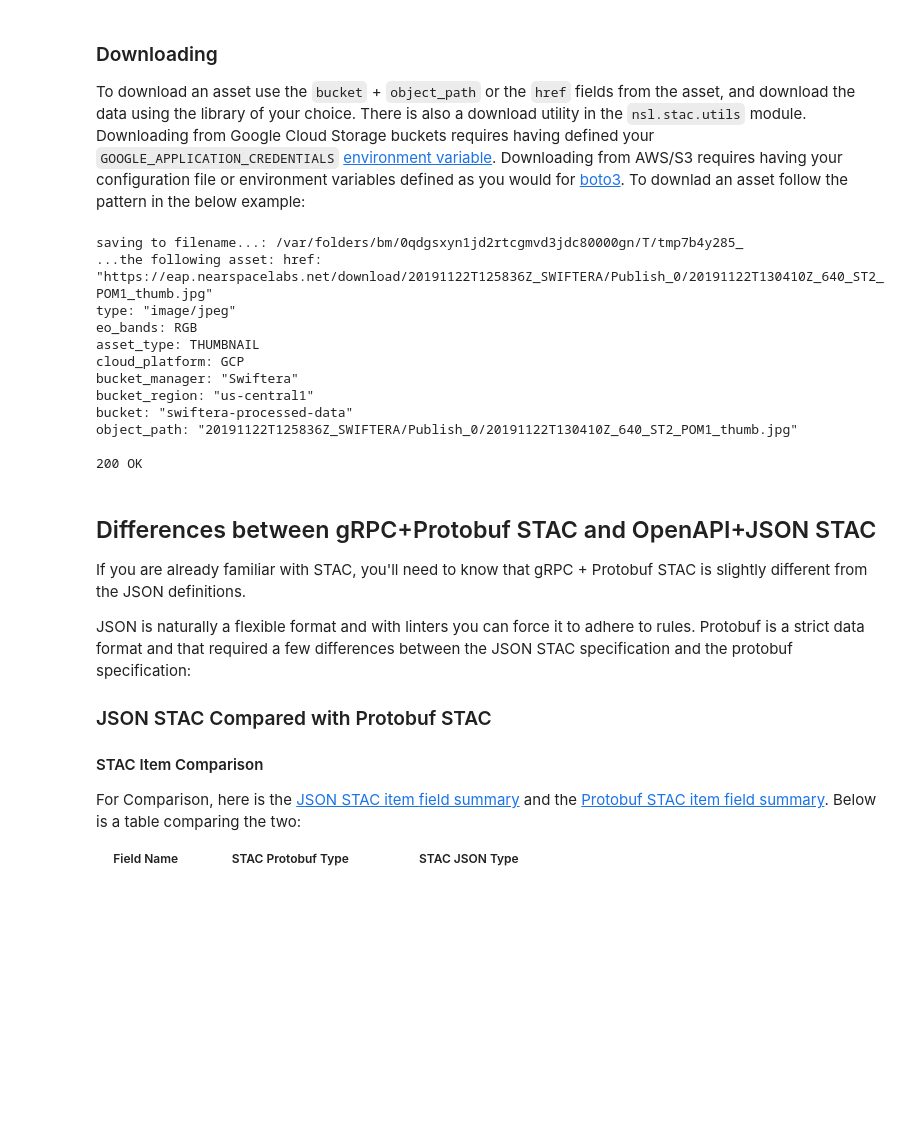
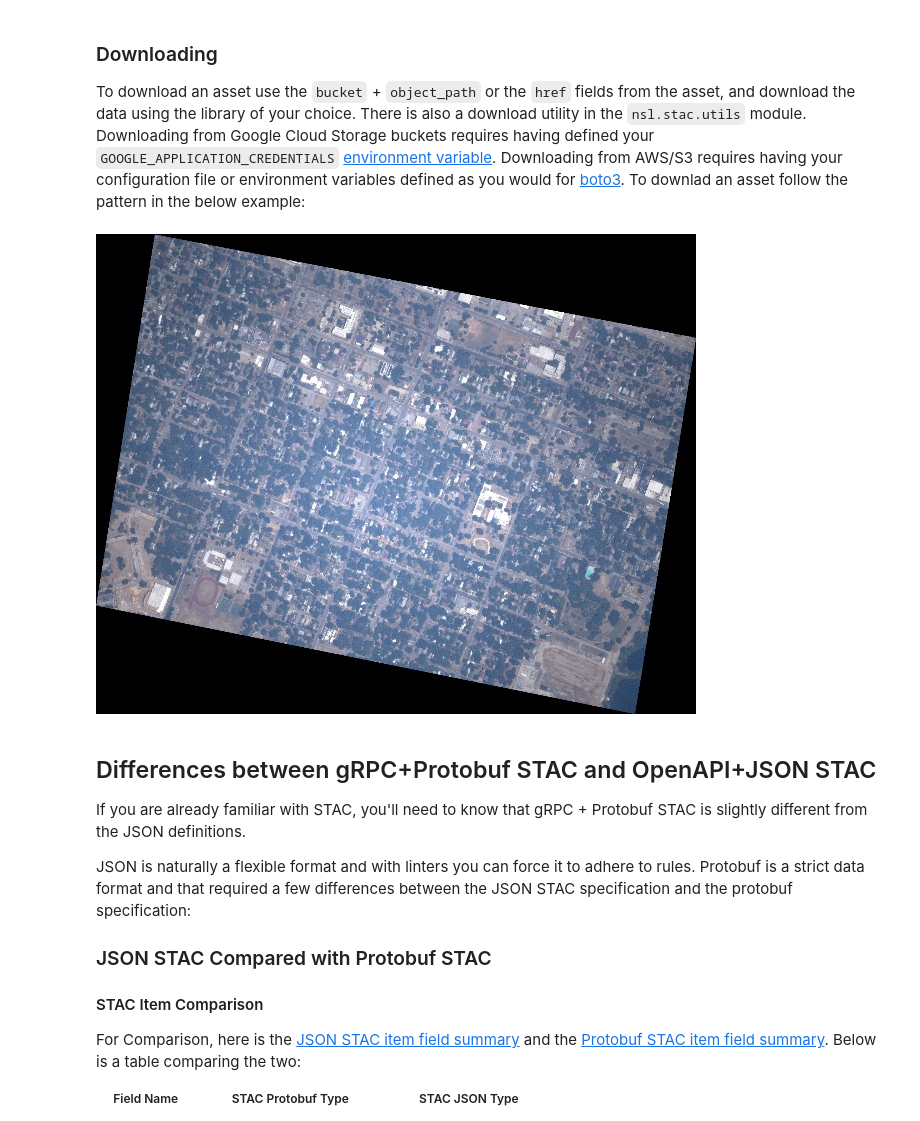
Before and after one commit to nearspacelabs/stac-client-python, a Jupyter notebook: README.ipynb, the cells around one changed output. Cells and saved outputs as stored; diff of their text form; code cells hidden in the pictures; blank space fills up the shorter version.

```diff
--- a/README.ipynb
+++ b/README.ipynb
@@ -347,33 +347,25 @@ Stac item id 20191122T130408Z_641_ST2_POM1, date, 2019-04-12T12:16:15+00:00, is
 To download an asset use the `bucket` + `object_path` or the `href` fields from the asset, and download the data using the library of your choice. There is also a download utility in the `nsl.stac.utils` module. Downloading from Google Cloud Storage buckets requires having defined your `GOOGLE_APPLICATION_CREDENTIALS` [environment variable](https://cloud.google.com/docs/authentication/getting-started#setting_the_environment_variable). Downloading from AWS/S3 requires having your configuration file or environment variables defined as you would for [boto3](https://boto3.amazonaws.com/v1/documentation/api/1.9.42/guide/quickstart.html#configuration). To downlad an asset follow the pattern in the below example:
 # %%
 import tempfile
+from IPython.display import Image, display
+
 from nsl.stac.client import NSLClient
 from nsl.stac import utils
 from epl.protobuf.stac_pb2 import StacRequest
 
-stac_request = StacRequest(id='20191122T130410Z_640_ST2_POM1')
+stac_request = StacRequest(id='20191121T192629Z_1594_ST2_POM1')
 
 # get a client interface to the gRPC channel
 client = NSLClient()
 # for this request we might as well use the search one, as STAC ids ought to be unique
 stac_item = client.search_one(stac_request)
 
 asset = stac_item.assets['THUMBNAIL_RGB']
-with tempfile.NamedTemporaryFile() as file_obj:
+with tempfile.NamedTemporaryFile(suffix=".jpg") as file_obj:
     utils.download_asset(asset=asset, save_filename=file_obj.name)
+    display(Image(filename=file_obj.name))
 # %% [output]
-saving to filename...: /var/folders/bm/0qdgsxyn1jd2rtcgmvd3jdc80000gn/T/tmp7b4y285_
-...the following asset: href: "https://eap.nearspacelabs.net/download/20191122T125836Z_SWIFTERA/Publish_0/20191122T130410Z_640_ST2_POM1_thumb.jpg"
-type: "image/jpeg"
-eo_bands: RGB
-asset_type: THUMBNAIL
-cloud_platform: GCP
-bucket_manager: "Swiftera"
-bucket_region: "us-central1"
-bucket: "swiftera-processed-data"
-object_path: "20191122T125836Z_SWIFTERA/Publish_0/20191122T130410Z_640_ST2_POM1_thumb.jpg"
-
-200 OK
+[figure, added]
 # %% [markdown]
 ## Differences between gRPC+Protobuf STAC and OpenAPI+JSON STAC
 If you are already familiar with STAC, you'll need to know that gRPC + Protobuf STAC is slightly different from the JSON definitions.
```
Also changed, not shown: parts of 2 cells of this notebook, 3 other files.
